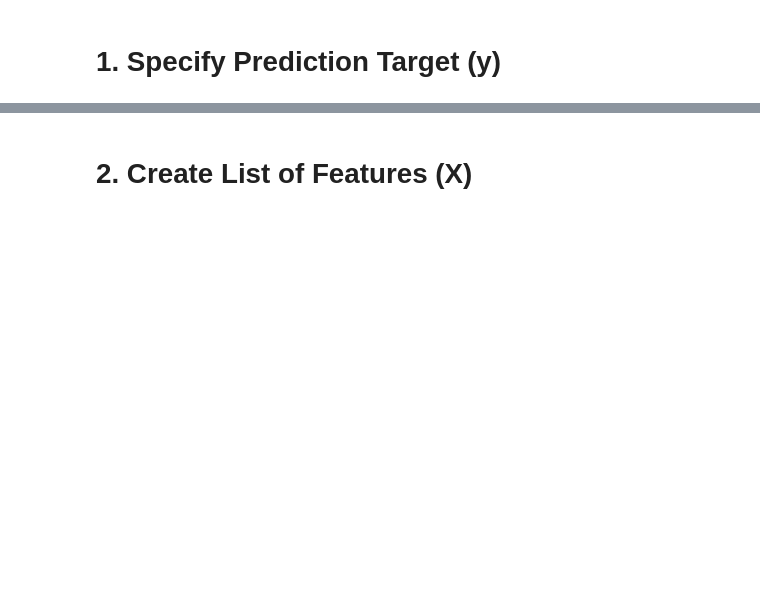
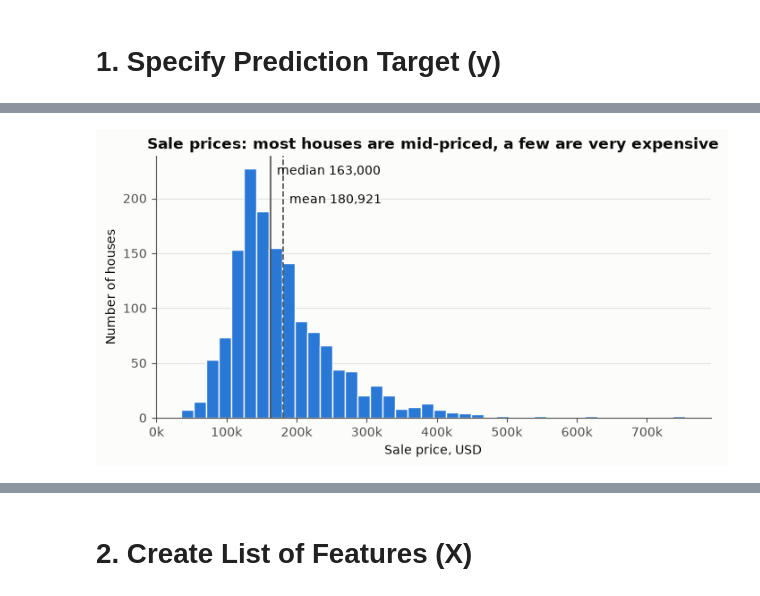
Before and after one commit to Katerina-Rusanova/Machine-Learning, a Jupyter notebook: notebooks/notebook-model-full.ipynb, the cells around one changed output, grey strips where cells are left out. Cells and saved outputs as stored; diff of their text form; code cells hidden in the pictures; blank space fills up the shorter version.

```diff
--- a/notebooks/notebook-model-full.ipynb
+++ b/notebooks/notebook-model-full.ipynb
@@ -58,0 +137,16 @@ Name: count, dtype: int64
+# %%
+# 1. Chart: how the sale prices are spread
+fig, ax = plt.subplots(figsize=(8, 3.8))
+ax.hist(y, bins=40, color=SERIES, edgecolor=SURFACE, linewidth=1)
+for value, name, style in [(y.median(), "median", "-"), (y.mean(), "mean", "--")]:
+    ax.axvline(value, color=INK_2, linewidth=1.2, linestyle=style)
+    ax.annotate(f"{name} {value:,.0f}", xy=(value, ax.get_ylim()[1] * (0.93 if name == "median" else 0.82)),
+                xytext=(5, 0), textcoords="offset points", color=INK)
+ax.set_xlabel("Sale price, USD")
+ax.set_ylabel("Number of houses")
+ax.set_title("Sale prices: most houses are mid-priced, a few are very expensive")
+ax.xaxis.set_major_formatter(lambda v, _: f"{v/1000:,.0f}k")
+ax.grid(axis="x", visible=False)
+plt.show()
+# %% [output]
+[figure, added]
```
Also changed, not shown: parts of 45 cells of this notebook.
